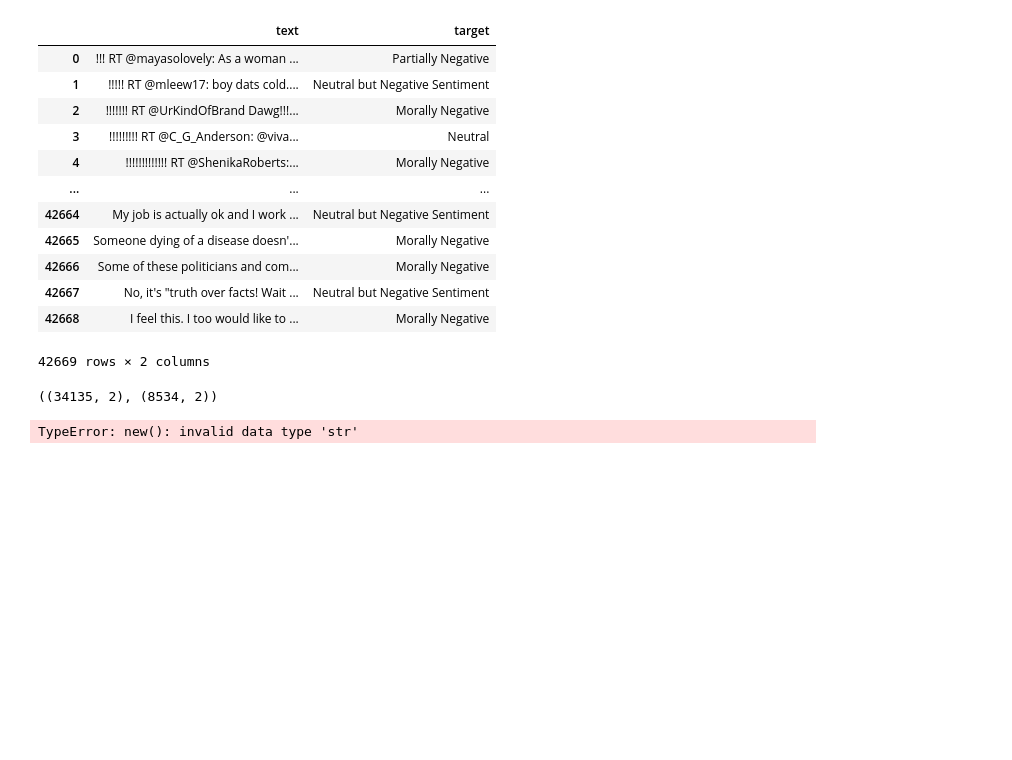
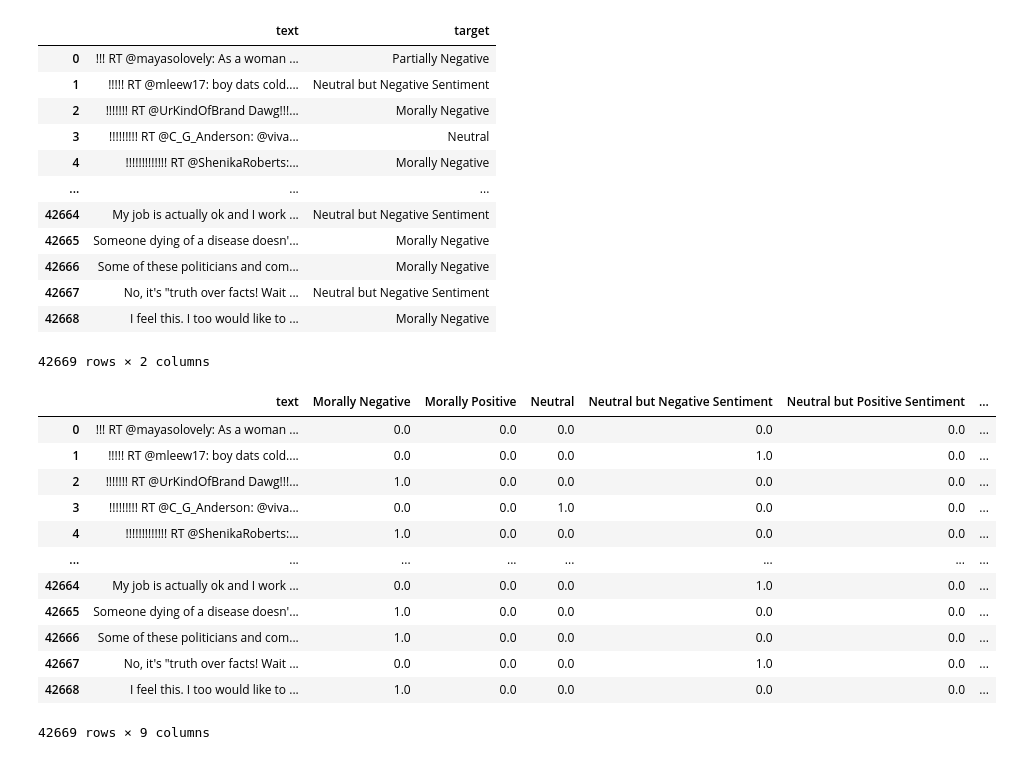
Before and after one commit to robertodr01/Ethical-NLP, a Jupyter notebook: deep-learning.ipynb, the cells around one changed output. Drawn from its saved outputs; the diff is of its cells as text; code cells hidden in the pictures; blank space fills up the shorter version.

Commit message:
first run of Pytorch Lightning with complete dataset

```diff
--- a/deep-learning.ipynb
+++ b/deep-learning.ipynb
@@ -131,22 +131,21 @@ df
 | 42667 | No, it's "truth over facts! Wait ... | Neutral but Negative Sentiment |
 | 42668 | I feel this. I too would like to ... | Morally Negative |
 42669 rows × 2 columns
-# %%
-train_texts, val_texts = train_test_split(df, test_size=0.2)
-train_texts.shape, val_texts.shape
-# %% [output]
-((34135, 2), (8534, 2))
-# %%
-from utils.dataset_torch import CustomDataset
-from transformers import BertTokenizer
-
-train_dataset = CustomDataset(
-  train_texts,
-  BertTokenizer.from_pretrained('bert-base-uncased'),
-  max_token_length=512
-)
-
-sample_item = train_dataset[0]
-sample_item.keys()
-# %% [output]
-TypeError: new(): invalid data type 'str'
+# %%
+df = df.join(pd.get_dummies(df['target'], dtype = float))
+del df['target']
+df
+# %% [output]
+|  | text | Morally Negative | Morally Positive | Neutral | Neutral but Negative Sentiment | Neutral but Positive Sentiment | ... |
+| 0 | !!! RT @mayasolovely: As a woman ... | 0.0 | 0.0 | 0.0 | 0.0 | 0.0 | ... |
+| 1 | !!!!! RT @mleew17: boy dats cold.... | 0.0 | 0.0 | 0.0 | 1.0 | 0.0 | ... |
+| 2 | !!!!!!! RT @UrKindOfBrand Dawg!!!... | 1.0 | 0.0 | 0.0 | 0.0 | 0.0 | ... |
+| 3 | !!!!!!!!! RT @C_G_Anderson: @viva... | 0.0 | 0.0 | 1.0 | 0.0 | 0.0 | ... |
+| 4 | !!!!!!!!!!!!! RT @ShenikaRoberts:... | 1.0 | 0.0 | 0.0 | 0.0 | 0.0 | ... |
+| ... | ... | ... | ... | ... | ... | ... | ... |
+| 42664 | My job is actually ok and I work ... | 0.0 | 0.0 | 0.0 | 1.0 | 0.0 | ... |
+| 42665 | Someone dying of a disease doesn'... | 1.0 | 0.0 | 0.0 | 0.0 | 0.0 | ... |
+| 42666 | Some of these politicians and com... | 1.0 | 0.0 | 0.0 | 0.0 | 0.0 | ... |
+| 42667 | No, it's "truth over facts! Wait ... | 0.0 | 0.0 | 0.0 | 1.0 | 0.0 | ... |
+| 42668 | I feel this. I too would like to ... | 1.0 | 0.0 | 0.0 | 0.0 | 0.0 | ... |
+42669 rows × 9 columns
```
Also changed, not shown: parts of 4 cells of this notebook, 14 other files.
